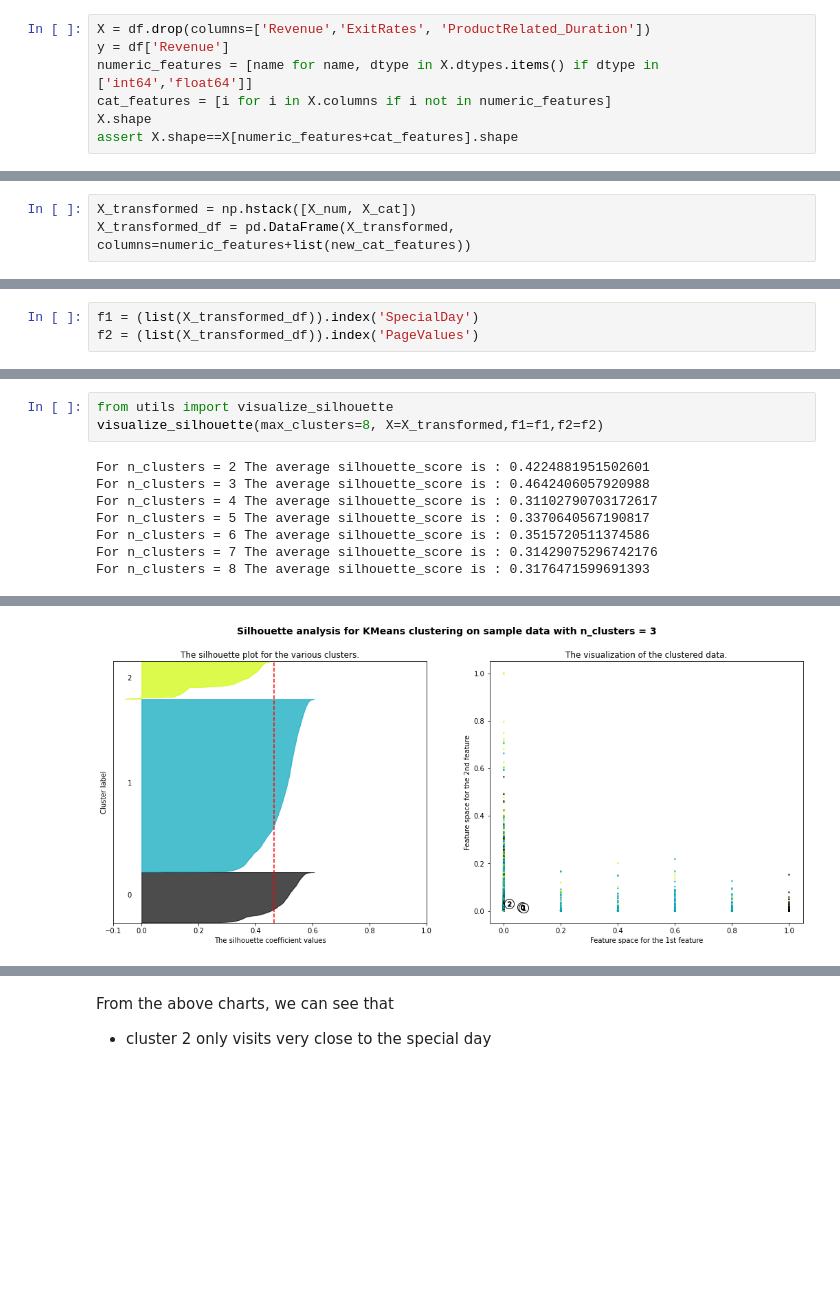
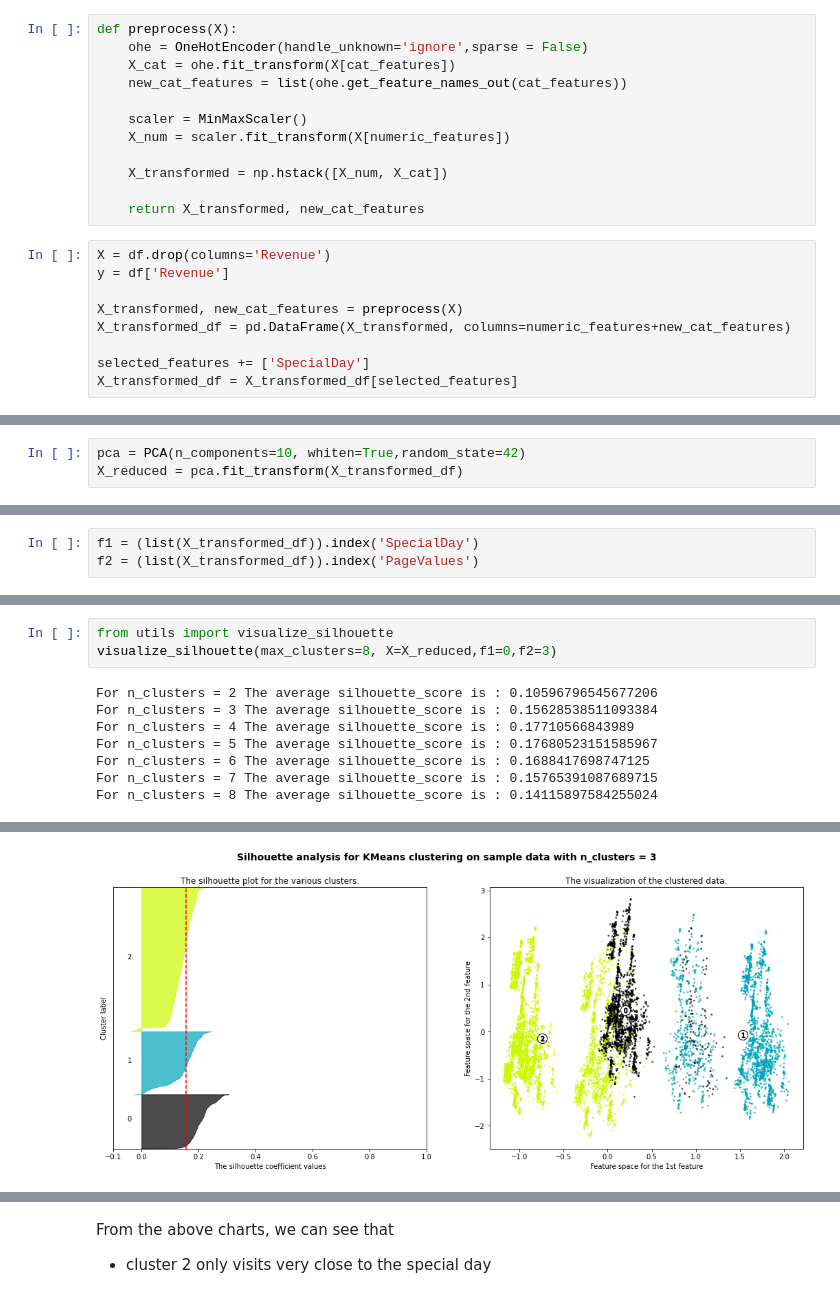
Before and after one commit to AsiehH/MLE-7, a Jupyter notebook: assignments/midterm/nb/midterm.ipynb, the cells around one changed output, grey strips where cells are left out. Saved outputs shown, nothing was run; the diff lists cells and outputs as text; blank space fills up the shorter version.

```diff
--- a/assignments/midterm/nb/midterm.ipynb
+++ b/assignments/midterm/nb/midterm.ipynb
@@ -304,7 +330,21 @@ Based on EDA we will remove 2 highly correlated features but we will keep *Speci
+# %%
+def preprocess(X):
+    ohe = OneHotEncoder(handle_unknown='ignore',sparse = False)
+    X_cat = ohe.fit_transform(X[cat_features])
+    new_cat_features = list(ohe.get_feature_names_out(cat_features))
+
+    scaler = MinMaxScaler()
+    X_num = scaler.fit_transform(X[numeric_features])
+
+    X_transformed = np.hstack([X_num, X_cat])
+
+    return X_transformed, new_cat_features
 # %%
-X = df.drop(columns=['Revenue','ExitRates', 'ProductRelated_Duration'])
+X = df.drop(columns='Revenue')
 y = df['Revenue']
-numeric_features = [name for name, dtype in X.dtypes.items() if dtype in ['int64','float64']]
-cat_features = [i for i in X.columns if i not in numeric_features]
-X.shape
-assert X.shape==X[numeric_features+cat_features].shape
+
+X_transformed, new_cat_features = preprocess(X)
+X_transformed_df = pd.DataFrame(X_transformed, columns=numeric_features+new_cat_features)
+
+selected_features += ['SpecialDay']
+X_transformed_df = X_transformed_df[selected_features]
@@ -324,6 +351,6 @@ len(new_cat_features), len(numeric_features)
-# %%
-X_transformed = np.hstack([X_num, X_cat])
-X_transformed_df = pd.DataFrame(X_transformed, columns=numeric_features+list(new_cat_features))
+# %%
+pca = PCA(n_components=10, whiten=True,random_state=42)
+X_reduced = pca.fit_transform(X_transformed_df)
 # %% [markdown]
 ## Clustering Method 1: Kmeans
 # %%
@@ -351,11 +369,11 @@ X_transformed_df.head()
 # %%
 from utils import visualize_silhouette
-visualize_silhouette(max_clusters=8, X=X_transformed,f1=f1,f2=f2)
+visualize_silhouette(max_clusters=8, X=X_reduced,f1=0,f2=3)
 # %% [output]
-For n_clusters = 2 The average silhouette_score is : 0.4224881951502601
-For n_clusters = 3 The average silhouette_score is : 0.4642406057920988
-For n_clusters = 4 The average silhouette_score is : 0.31102790703172617
-For n_clusters = 5 The average silhouette_score is : 0.3370640567190817
-For n_clusters = 6 The average silhouette_score is : 0.3515720511374586
-For n_clusters = 7 The average silhouette_score is : 0.31429075296742176
-For n_clusters = 8 The average silhouette_score is : 0.3176471599691393
+For n_clusters = 2 The average silhouette_score is : 0.10596796545677206
+For n_clusters = 3 The average silhouette_score is : 0.15628538511093384
+For n_clusters = 4 The average silhouette_score is : 0.17710566843989
+For n_clusters = 5 The average silhouette_score is : 0.17680523151585967
+For n_clusters = 6 The average silhouette_score is : 0.1688417698747125
+For n_clusters = 7 The average silhouette_score is : 0.15765391087689715
+For n_clusters = 8 The average silhouette_score is : 0.14115897584255024
@@ -363 +381 @@ For n_clusters = 8 The average silhouette_score is : 0.3176471599691393
-[figure, old version]
+[figure, new version]
```
Also changed, not shown: parts of 64 cells of this notebook.
